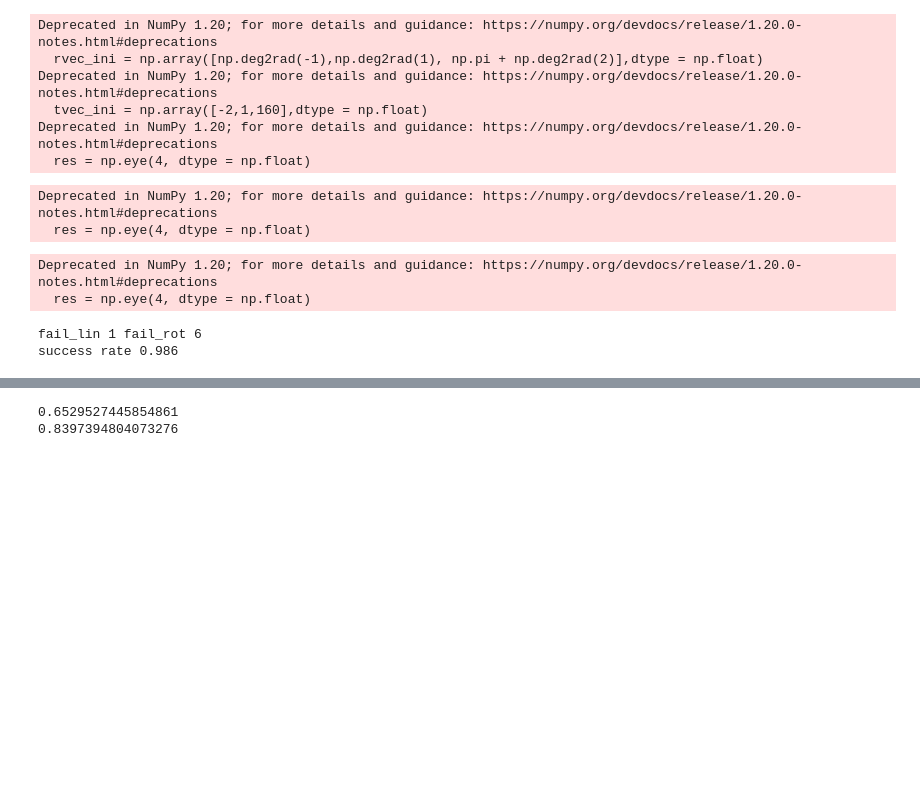
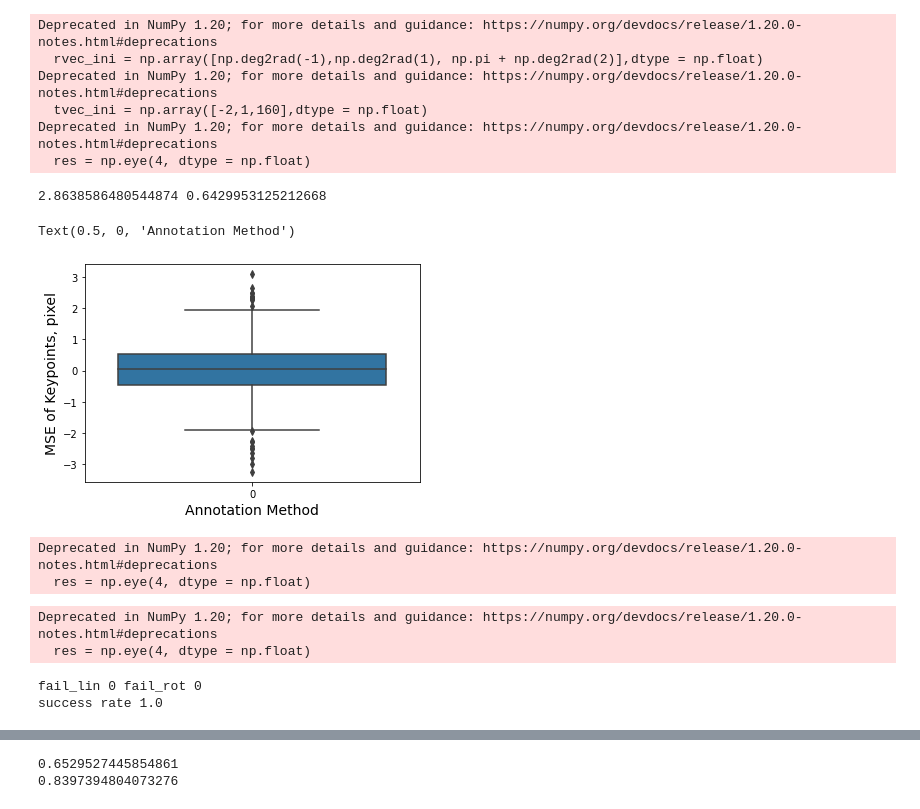
Before and after one commit to ViktorRakhmatulin/phoenix-bot, a Jupyter notebook: test pnp accuracy.ipynb, the cells around one changed output, grey strips where cells are left out. Cells and saved outputs as stored; diff of their text form; code cells hidden in the pictures; blank space fills up the shorter version.

Commit message:
keypoints error model changed

```diff
--- a/test pnp accuracy.ipynb
+++ b/test pnp accuracy.ipynb
@@ -169,6 +171,49 @@ for rvec,tvec in cam_rvecs_tvecs:
 
     all_poses[i] = av_vals
     i+=1
+# %%
+rrx = []
+rry = []
+r_models = []
+r_mean_data = 0.6
+r_sigma_data = r_mean_data/3
+r_sigma_model= 0.95
+sigma_detector = 0.33
+for i in range(1000):
+    r_data = np.random.normal(r_mean_data,r_sigma_data, 1)
+    r_model = np.random.normal(0,r_sigma_model, 1)
+    phi_data = np.random.uniform(-np.pi, np.pi,1)
+    phi_model = np.random.uniform(-np.pi, np.pi,1)
+    r_models.append(r_model)
+
+    rx= r_data* np.cos(phi_data) + r_model* np.cos(phi_model)
+    ry=r_data* np.sin(phi_data) + r_model* np.cos(phi_model)
+    rrx.append(rx)
+    rry.append(ry)
+
+
+rrx = np.array(rrx)
+rry = np.array(rry)
+print(rrx.max(),rry.var())
+# print(np.array(r_models).max())
+
+import matplotlib.pyplot as plt
+import seaborn as sns
+import pandas as pd
+
+fig, ax = plt.subplots()
+df1= pd.DataFrame(rry)
+# fig.set_figwidth(10)
+# fig.set_dpi(1000)
+
+sns.boxplot(data=df1)
+ax.set_ylabel("MSE of Keypoints, pixel", fontsize=14)
+ax.set_xlabel("Annotation Method", fontsize=14)
+# fig.savefig('annotation_comparisson.png')
+# %% [output]
+2.8638586480544874 0.6429953125212668
+Text(0.5, 0, 'Annotation Method')
+[figure, added]
 # %%
 def get_cam_i_in_robot():
     rvec = np.zeros(3)
@@ -240,7 +285,7 @@ theta_errors = []
 fail_lin = 0
 fail_rot = 0
 
-n_trials = 500
+n_trials = 1000
 for i in range(n_trials):
     res = np.empty((0,2,3))
     for q in range(1):
@@ -258,7 +303,7 @@ for i in range(n_trials):
     theta, lin = calc_error(sock_in_robot_tf_ref,rvec,tvec)
     lin_errors.append(lin)
     theta_errors.append(theta)
-#     print(theta)
+    # print(theta)
     if (np.abs(theta[0]) > dtheta_1 or np.abs(theta[1]) > dtheta_2 or np.abs(theta[2]) > dtheta_3) :
         fail_rot +=1
     elif (np.abs(lin[0]) > dx
@@ -270,8 +315,8 @@ print("success rate",(n_trials*1.0 - (fail_lin+fail_rot))/n_trials)
 # %% [output]
 Deprecated in NumPy 1.20; for more details and guidance: https://numpy.org/devdocs/release/1.20.0-notes.html#deprecations
   res = np.eye(4, dtype = np.float)
-fail_lin 1 fail_rot 6
-success rate 0.986
+fail_lin 0 fail_rot 0
+success rate 1.0
 # %%
 lin_errors = np.array(lin_errors)
 print((lin_errors[:,]).mean(axis = 0))
```
Also changed, not shown: parts of 6 cells of this notebook.
